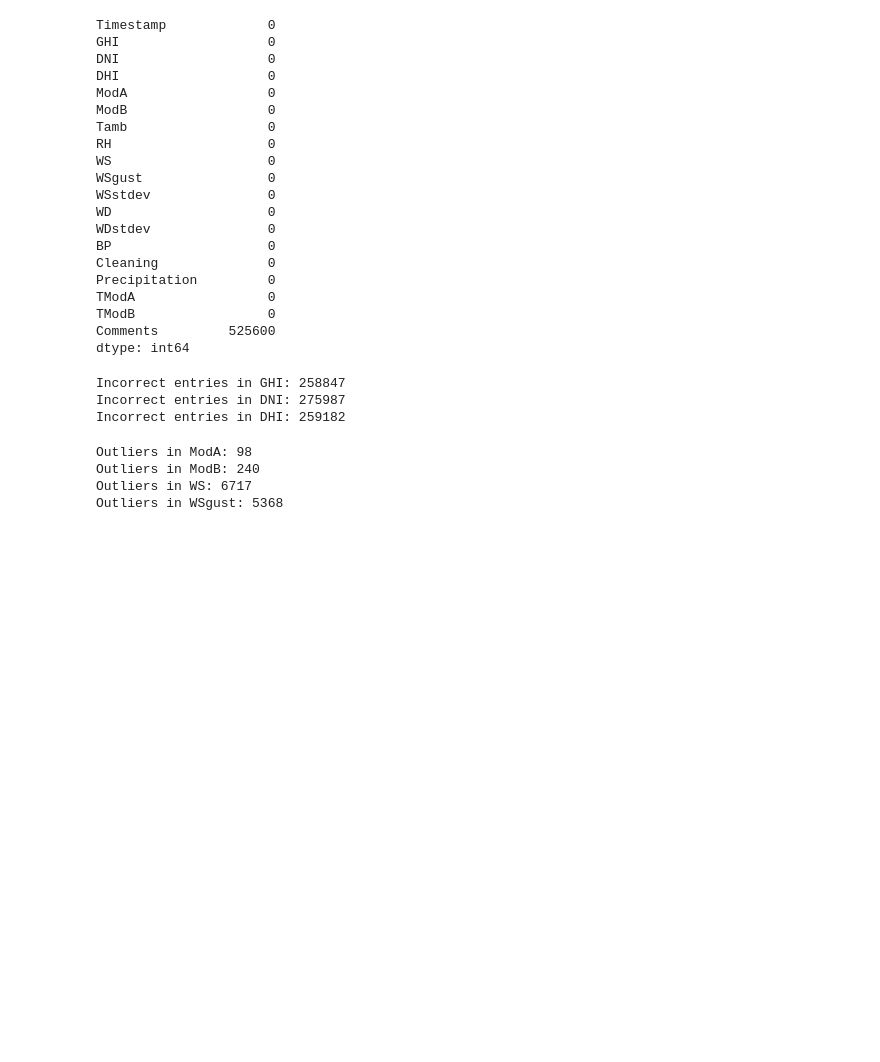
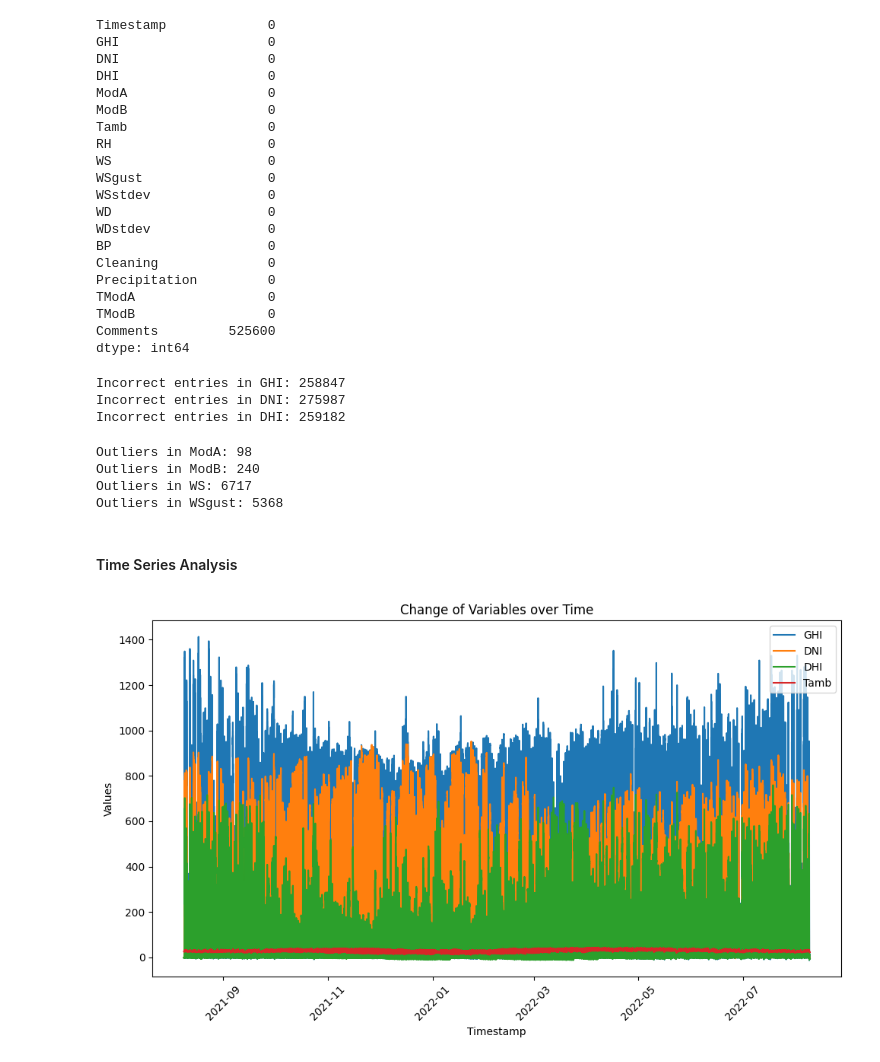
Before and after one commit to brook1167/MoonLight-Energy-Solutions, a Jupyter notebook: notebooks/benin-malanville-analysis.ipynb, the cells around one changed output. Saved outputs shown, nothing was run; the diff lists cells and outputs as text; code cells hidden in the pictures; blank space fills up the shorter version.

```diff
--- a/notebooks/benin-malanville-analysis.ipynb
+++ b/notebooks/benin-malanville-analysis.ipynb
@@ -346,3 +354,9 @@ Outliers in ModA: 98
 Outliers in ModB: 240
 Outliers in WS: 6717
 Outliers in WSgust: 5368
+# %% [markdown]
+#### Time Series Analysis
+# %%
+plot_time_series(df_benin)
+# %% [output]
+[figure, added]
```
Also changed, not shown: parts of 3 cells of this notebook.
